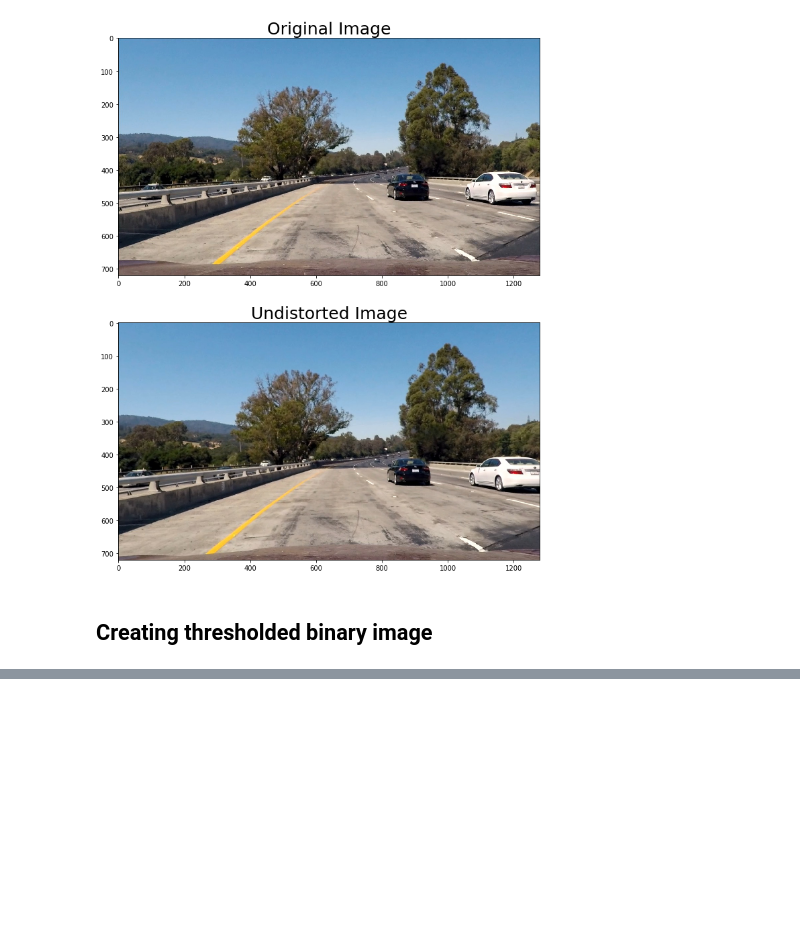
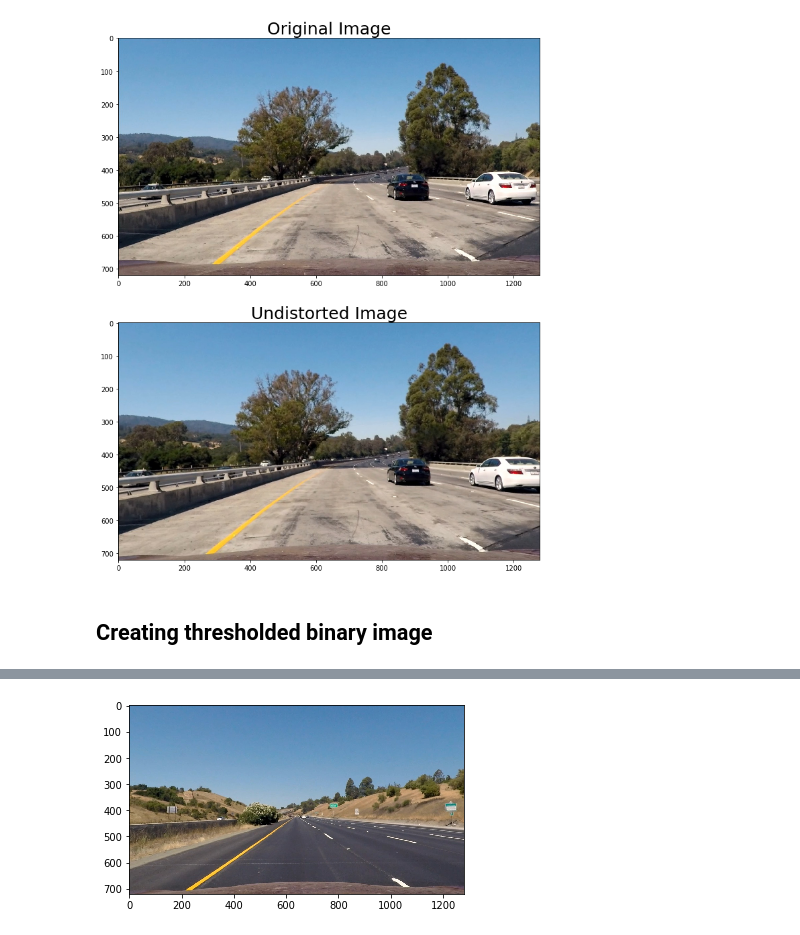
Before and after one commit to patricksu/CarND-Advanced-Lane-Lines, a Jupyter notebook: examples/example.ipynb, the cells around one changed output, grey strips where cells are left out. Cells and saved outputs as stored; diff of their text form; code cells hidden in the pictures; blank space fills up the shorter version.

```diff
--- a/examples/example.ipynb
+++ b/examples/example.ipynb
@@ -202,3 +202,13 @@ plt.savefig('binary_thresholded_test1_before_after.png')
+# %%
+import matplotlib.image as mpimg
+import matplotlib
+%matplotlib qt
+image = mpimg.imread('../test_images/straight_lines1.jpg')
+image = cv2.undistort(image, cameraMatrix, distCoeffs, None, cameraMatrix)
+plt.imshow(image)
+plt.show()
+# %% [output]
+[figure, added]
 # %%
 %matplotlib inline
 
```
Also changed, not shown: parts of 15 cells of this notebook, 27 other files.
